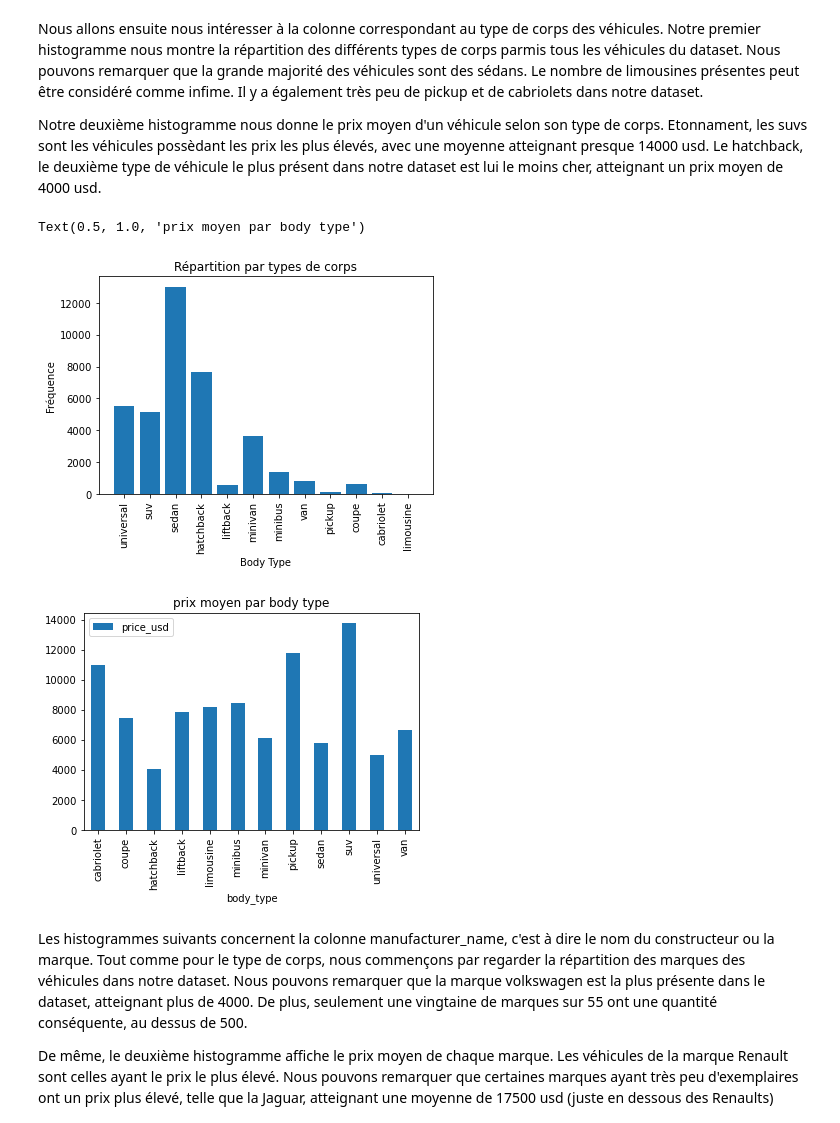
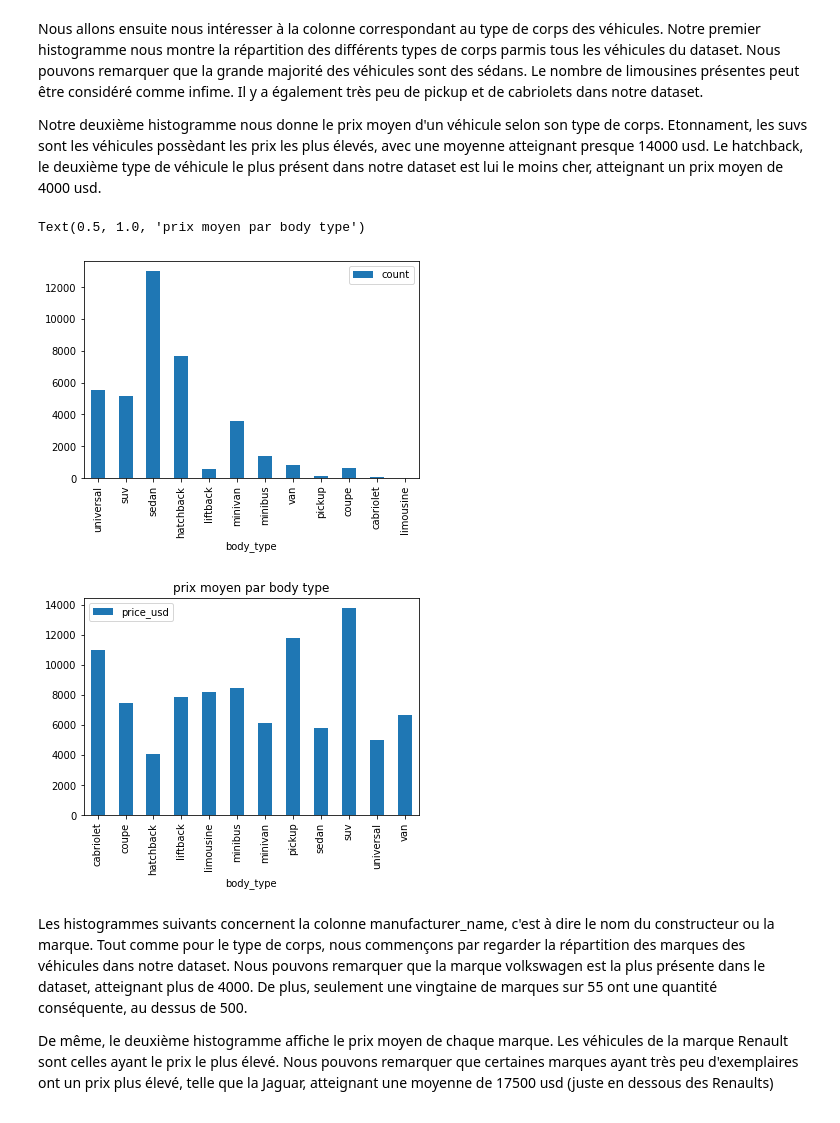
Before and after one commit to kerhogo/ias_cars, a Jupyter notebook: Visualisation.ipynb, the cells around one changed output. Drawn from its saved outputs; the diff is of its cells as text; code cells hidden in the pictures.

```diff
--- a/Visualisation.ipynb
+++ b/Visualisation.ipynb
@@ -33,6 +34,8 @@ cars.describe()
 | 50% | 250000.000000 | 2003.000000 | 2.000000 | 4800.000000 | 8.000000 | 5.000000 | ... |
 | 75% | 325000.000000 | 2009.000000 | 2.300000 | 8990.000000 | 12.000000 | 16.000000 | ... |
 | max | 1000000.000000 | 2019.000000 | 8.000000 | 50000.000000 | 86.000000 | 1861.000000 | ... |
+# %%
+cars = cars.drop(columns=['feature_0','feature_1','feature_2','feature_3','feature_4','feature_5','feature_6','feature_7','feature_8','feature_9'], axis=1)
 # %%
 list(cars.columns)  #Pour afficher la listes de toutes les colonnes du dataset
 # %% [output]
@@ -61,19 +74,16 @@ Notre deuxième histogramme nous donne le prix moyen d'un véhicule selon son ty
 # %%
 col = cars.body_type
 c = Counter(col)
-plt.bar(c.keys(), c.values())
-plt.xticks(rotation='vertical')
-plt.title('Répartition par types de corps')
-plt.xlabel('Body Type')
-plt.ylabel('Fréquence')
+freq = pd.DataFrame.from_records(list(dict(c).items()), columns=['body_type','count']).set_index('body_type')
+freq.plot.bar()
 
-df = pd.DataFrame(cars.groupby(['body_type'])['price_usd'].mean())
-df.plot.bar()
+prix = pd.DataFrame(cars.groupby(['body_type'])['price_usd'].mean())
+prix.plot.bar()
 plt.title('prix moyen par body type')
 # %% [output]
 Text(0.5, 1.0, 'prix moyen par body type')
-[figure, old version]
+[figure, new version]
-[figure, old version]
+[figure, new version]
 # %% [markdown]
 Les histogrammes suivants concernent la colonne manufacturer_name, c'est à dire le nom du constructeur ou la marque.
 Tout comme pour le type de corps, nous commençons par regarder la répartition des marques des véhicules dans notre dataset. Nous pouvons remarquer que la marque volkswagen est la plus présente dans le dataset, atteignant plus de 4000. De plus, seulement une vingtaine de marques sur 55 ont une quantité conséquente, au dessus de 500.
```
Also changed, not shown: parts of 10 cells of this notebook, 1 other file.
